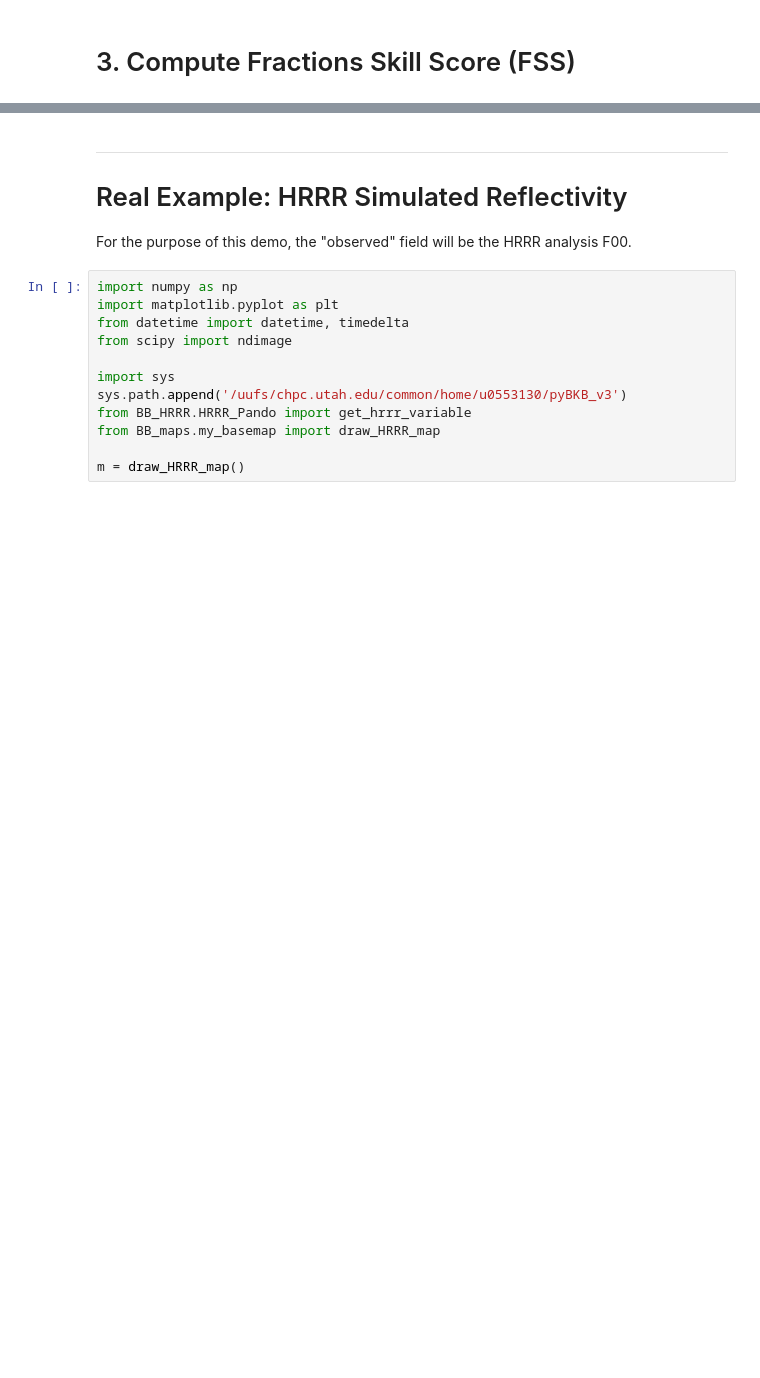
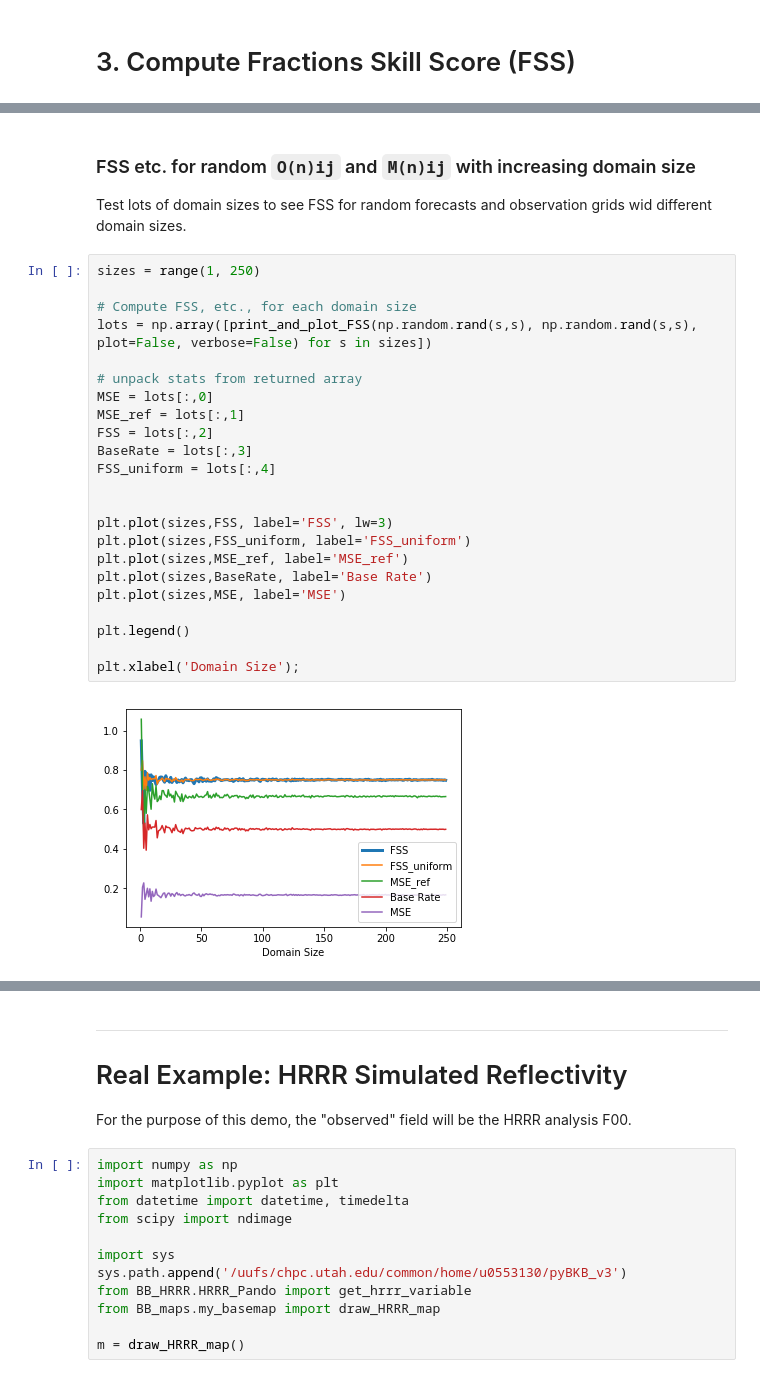
Before and after one commit to blaylockbk/pyBKB_v3, a Jupyter notebook: publications/GLM_HRRR/how_FSS_works.ipynb, the cells around one changed output, grey strips where cells are left out. Drawn from its saved outputs; the diff is of its cells as text; blank space fills up the shorter version.

```diff
--- a/publications/GLM_HRRR/how_FSS_works.ipynb
+++ b/publications/GLM_HRRR/how_FSS_works.ipynb
@@ -135,0 +176,29 @@ FSS_uniform: 0.65
+# %% [markdown]
+### FSS etc. for random `O(n)ij` and `M(n)ij` with increasing domain size
+
+Test lots of domain sizes to see FSS for random forecasts and observation grids wid different domain sizes.
+# %%
+sizes = range(1, 250)
+
+# Compute FSS, etc., for each domain size
+lots = np.array([print_and_plot_FSS(np.random.rand(s,s), np.random.rand(s,s), plot=False, verbose=False) for s in sizes])
+
+# unpack stats from returned array
+MSE = lots[:,0]
+MSE_ref = lots[:,1]
+FSS = lots[:,2]
+BaseRate = lots[:,3]
+FSS_uniform = lots[:,4]
+
+
+plt.plot(sizes,FSS, label='FSS', lw=3)
+plt.plot(sizes,FSS_uniform, label='FSS_uniform')
+plt.plot(sizes,MSE_ref, label='MSE_ref')
+plt.plot(sizes,BaseRate, label='Base Rate')
+plt.plot(sizes,MSE, label='MSE')
+
+plt.legend()
+
+plt.xlabel('Domain Size');
+# %% [output]
+[figure, added]
```
Also changed, not shown: parts of 40 cells of this notebook.
